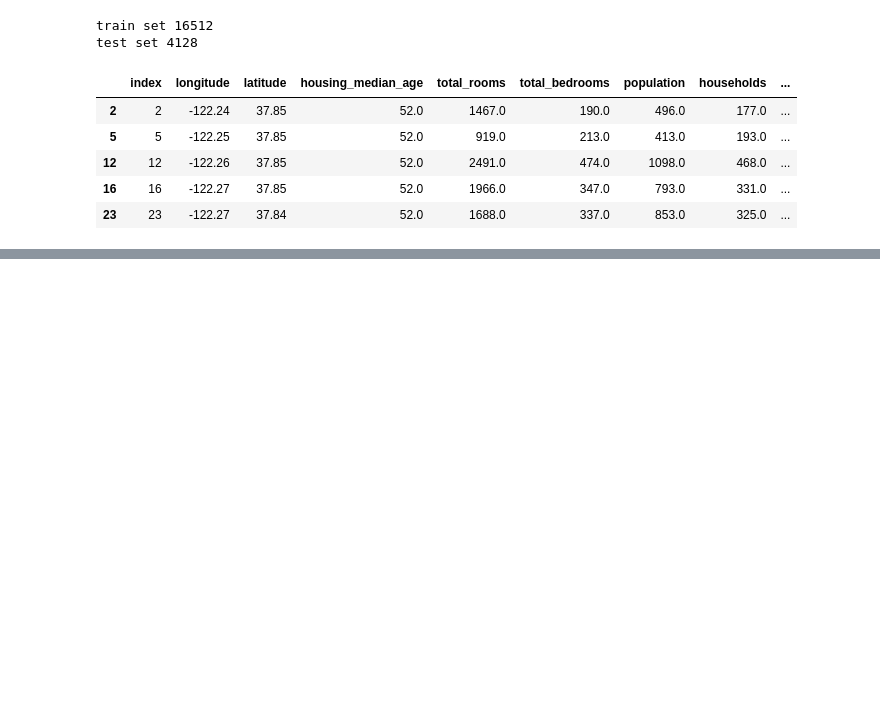
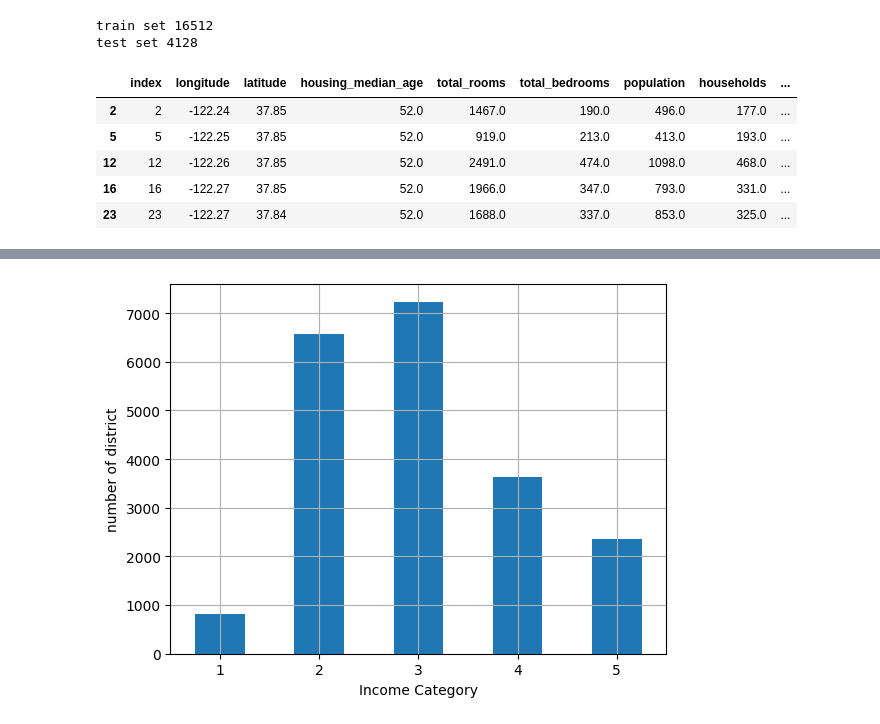
Before and after one commit to mmercan/handson-ml3, a Jupyter notebook: 02_new_project.ipynb, the cells around one changed output, grey strips where cells are left out. Drawn from its saved outputs; the diff is of its cells as text; code cells hidden in the pictures; blank space fills up the shorter version.

```diff
--- a/02_new_project.ipynb
+++ b/02_new_project.ipynb
@@ -133,0 +173,14 @@ test set 4128
+# %%
+# all split at the top was random even it uses an idendifier sometime you won't want fully random split but you may want sampling rate to match between test and train sets
+# like median income and median house prices has corolation and you want to split them right between test and train sets
+# first create category from the income  we will use this on splitting the test and train data
+housing["income_cat"] = pd.cut(housing["median_income"],
+                               bins=[0., 1.5, 3.0, 4.5, 6., np.inf],
+                               labels=[1, 2, 3, 4, 5])
+
+housing["income_cat"].value_counts().sort_index().plot.bar(rot=0, grid=True)
+plt.xlabel("Income Category")
+plt.ylabel("number of district")
+plt.show()
+# %% [output]
+[figure, added]
```
Also changed, not shown: parts of 5 cells of this notebook.
